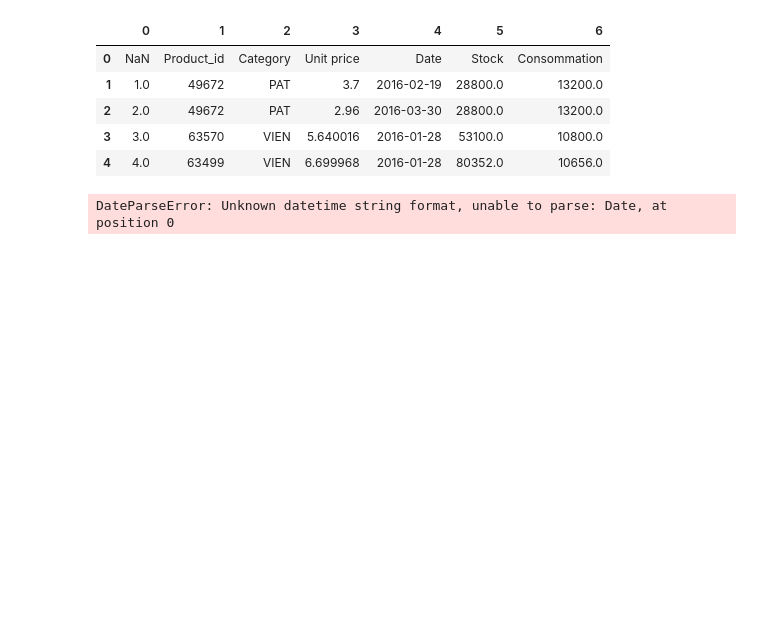
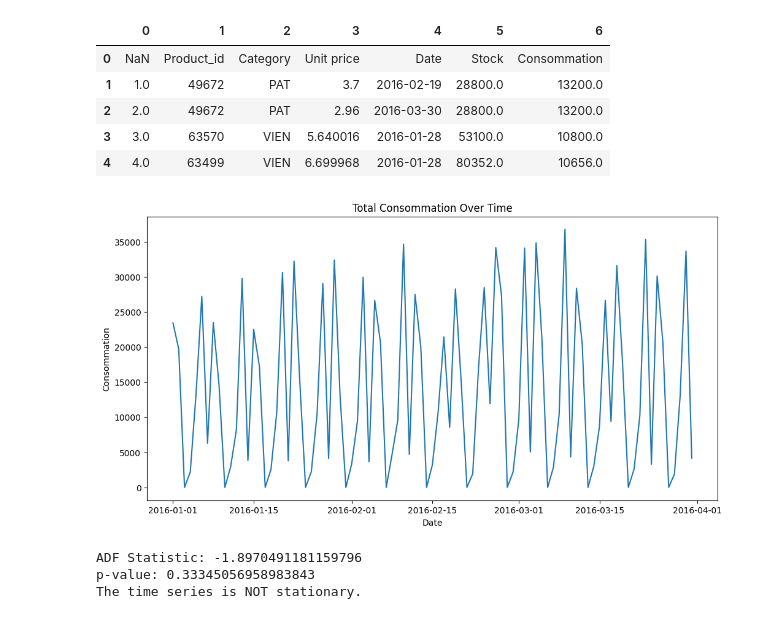
Before and after one commit to 3zden/Stock-out-prediction, a Jupyter notebook: Modeling Phase/ARIMA model.ipynb, the cells around one changed output. Cells and saved outputs as stored; diff of their text form; code cells hidden in the pictures; blank space fills up the shorter version.

```diff
--- a/Modeling Phase/ARIMA model.ipynb
+++ b/Modeling Phase/ARIMA model.ipynb
@@ -27,30 +26,32 @@ df = pd.read_csv(data_path, header=None)
 # %%
 #Assign column names for clarity
 df.columns = ['Index', 'ProductID', 'Category', 'Consommation', 'Date', 'Other1', 'Other2']
 
 # Convert 'Date' to datetime and sort
-df['Date'] = pd.to_datetime(df['Date'])
 df = df.sort_values('Date')
 
 # Group by date and sum 'Consommation' (sales)
 df['Consommation'] = pd.to_numeric(df['Consommation'], errors='coerce')
 ts = df.groupby('Date')['Consommation'].sum()
 
 # Visualize the time series
 plt.figure(figsize=(12, 6))
 plt.plot(ts)
 plt.title('Total Consommation Over Time')
 plt.xlabel('Date')
 plt.ylabel('Consommation')
 plt.show()
 
 # Check stationarity with Augmented Dickey-Fuller test
 result = adfuller(ts.dropna())
 print('ADF Statistic:', result[0])
 print('p-value:', result[1])
 if result[1] < 0.05:
     print("The time series is stationary.")
 else:
     print("The time series is NOT stationary.")
 # %% [output]
+[figure, added]
-DateParseError: Unknown datetime string format, unable to parse: Date, at position 0
+ADF Statistic: -1.8970491181159796
+p-value: 0.33345056958983843
+The time series is NOT stationary.
```
Also changed, not shown: parts of 6 cells of this notebook.
